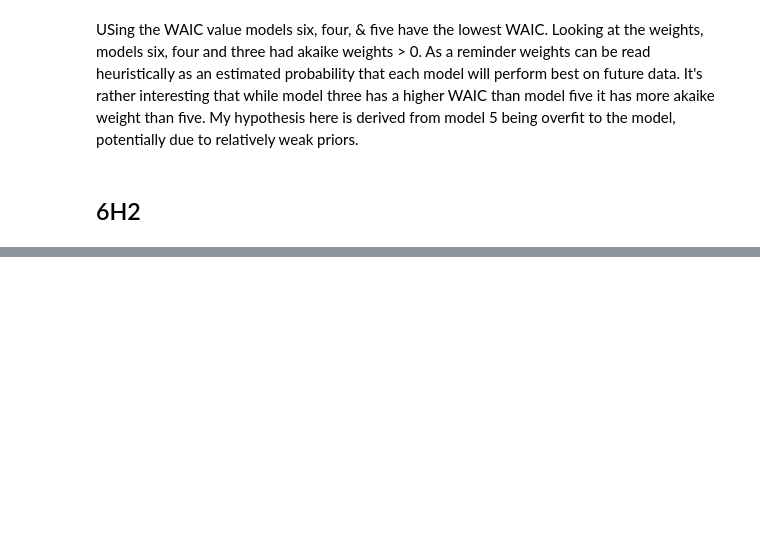
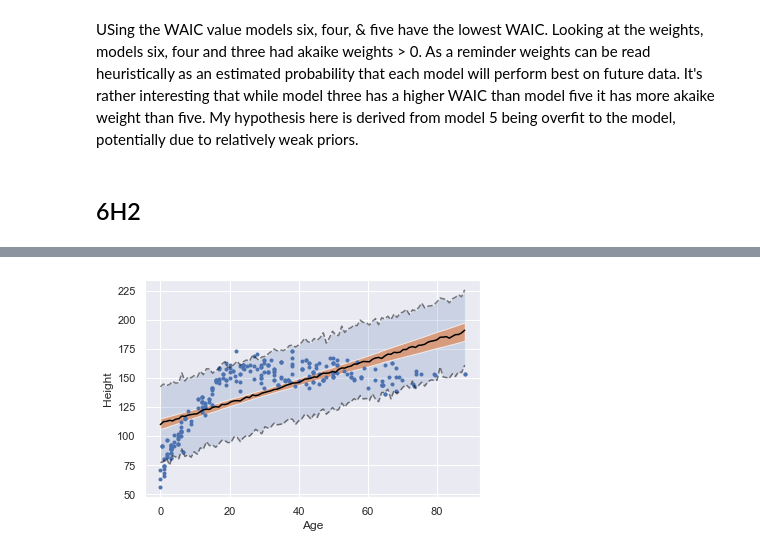
Before and after one commit to jkelley7/stat_rethinking, a Jupyter notebook: Chapter_6.ipynb, the cells around one changed output, grey strips where cells are left out. Cells and saved outputs as stored; diff of their text form; code cells hidden in the pictures; blank space fills up the shorter version.

```diff
--- a/Chapter_6.ipynb
+++ b/Chapter_6.ipynb
@@ -767,0 +761,32 @@ plt.show()
+# %%
+height_seq = np.linspace(55,175,num = 100)
+age_seg = np.linspace(0,88, num = 100)
+# %%
+age.set_value(age_seg)
+age2.set_value(age_seg**2)
+height_shared.set_value(height_seq)
+
+with m6h1a:
+    post_preda = pm.sample_posterior_predictive(trace= t61a, samples = 1000)
+with m6h1b:
+    post_predb = pm.sample_posterior_predictive(trace= t61b, samples = 1000)
+# %%
+def plot_predictive(x_orig, y_orig, x_new, y_new, post_samples, mu_hpd, interval = .89):
+    post_mean = post_samples['height'].mean(0)
+    post_hpd = az.hpd(post_samples['height'], credible_interval = interval)
+
+    plt.plot(x_orig, y_orig, marker = '.', linestyle = '')
+    plt.plot(x_new,post_hpd[:,0], linestyle = '--', color = 'black' , alpha = .5)
+    plt.plot(x_new,post_hpd[:,1], linestyle = '--', color = 'black' , alpha = .5)
+    plt.plot(x_new,post_mean, linestyle = '-', color = 'black' )
+    plt.fill_between(x_new,post_hpd[:,0],post_hpd[:,1], alpha = .2)
+    plt.fill_between(x_new,mu_hpd[:,0],mu_hpd[:,1], alpha = .7)
+    plt.xlabel('Age')
+    plt.ylabel('Height')
+
+    plt.show()
+# %%
+mu_hpd = az.hpd((t61a['alpha'] + t61a['b_age']*age_seg[:, None]).T, credible_interval=.97)
+plot_predictive(d1.age, d1.height, age_seg, height_seq,post_preda, mu_hpd)
+# %% [output]
+[figure, added]
```
Also changed, not shown: parts of 8 cells of this notebook.
